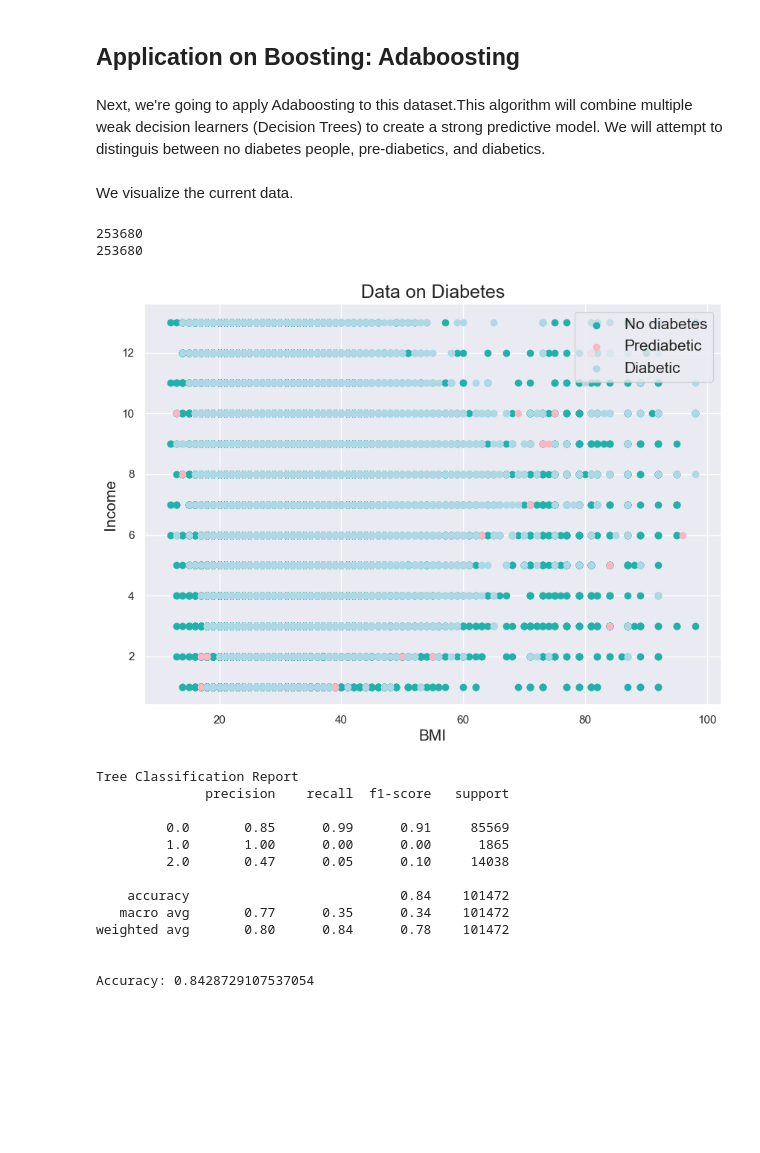
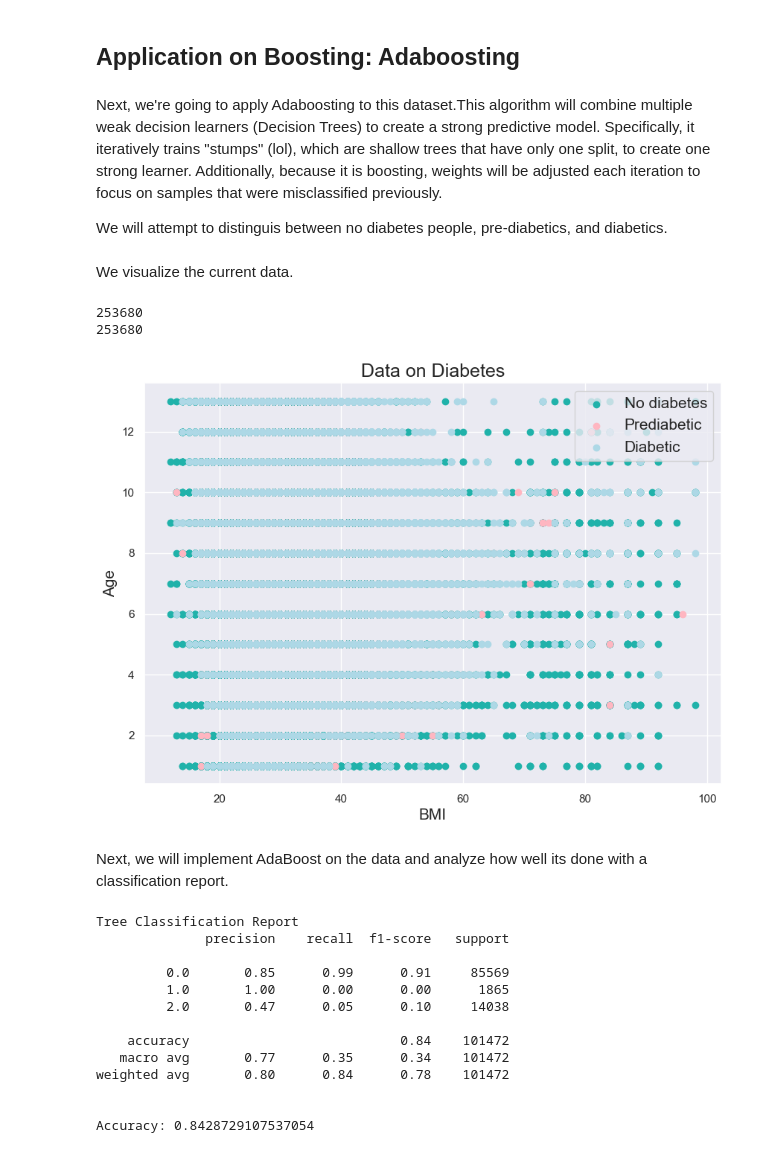
Before and after one commit to faithz314/INDE577, a Jupyter notebook: 577repo/Supervised Learning/7_Random Forests & Ensemble Learning/Diabetes Again.ipynb, the cells around one changed output. Saved outputs shown, nothing was run; the diff lists cells and outputs as text; code cells hidden in the pictures; blank space fills up the shorter version.

```diff
--- a/577repo/Supervised Learning/7_Random Forests & Ensemble Learning/Diabetes Again.ipynb
+++ b/577repo/Supervised Learning/7_Random Forests & Ensemble Learning/Diabetes Again.ipynb
@@ -123,7 +134,9 @@ plt.show()
 # %% [markdown]
 ## Application on Boosting: Adaboosting
 # %% [markdown]
-Next, we're going to apply Adaboosting to this dataset.This algorithm will combine multiple weak decision learners (Decision Trees) to create a strong predictive model. We will attempt to distinguis between no diabetes people, pre-diabetics, and diabetics.
+Next, we're going to apply Adaboosting to this dataset.This algorithm will combine multiple weak decision learners (Decision Trees) to create a strong predictive model. Specifically, it iteratively trains "stumps" (lol), which are shallow trees that have only one split, to create one strong learner. Additionally, because it is boosting, weights will be adjusted each iteration to focus on samples that were misclassified previously.
+
+We will attempt to distinguis between no diabetes people, pre-diabetics, and diabetics.
 # %%
 X1= df[["BMI", "Age"]].values
 y1= df["Diabetes_012"].values
@@ -136,30 +149,32 @@ We visualize the current data.
 # %%
 print(len(df["BMI"]))
 print(len(df['Age']))
 
 
 plt.figure(figsize = (10, 7))
 plt.scatter(none.BMI,
             none.Age,
             color = "lightseagreen",
             label = "No diabetes")
 plt.scatter(pre.BMI,
             pre.Age,
             color = "lightpink",
             label = "Prediabetic")
 plt.scatter(diab.BMI,
             diab.Age,
             color = "lightblue",
             label = "Diabetic")
 plt.xlabel("BMI", fontsize = 15)
-plt.ylabel("Income", fontsize = 15)
+plt.ylabel("Age", fontsize = 15)
 plt.legend(fontsize = 15)
 plt.title("Data on Diabetes", fontsize = 18)
 plt.show()
 # %% [output]
 253680
 253680
-[figure, old version]
+[figure, new version]
+# %% [markdown]
+Next, we will implement AdaBoost on the data and analyze how well its done with a classification report.
 # %%
 from sklearn.ensemble import AdaBoostClassifier
 from sklearn.metrics import accuracy_score, classification_report
```
Also changed, not shown: parts of 9 cells of this notebook, 3 other files.
